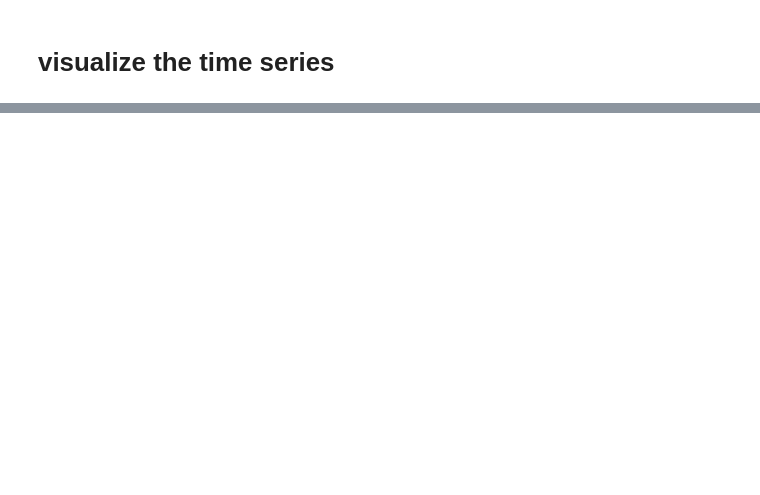
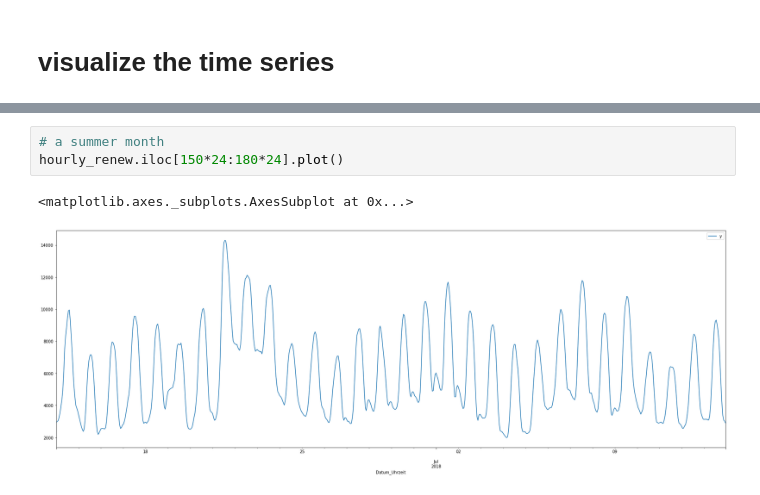
Before and after one commit to oligato/RenewablesGeneration, a Jupyter notebook: RenewableEnergy_dataExploration.ipynb, the cells around one changed output, grey strips where cells are left out. Drawn from its saved outputs; the diff is of its cells as text; blank space fills up the shorter version.

```diff
--- a/RenewableEnergy_dataExploration.ipynb
+++ b/RenewableEnergy_dataExploration.ipynb
@@ -420,0 +317,6 @@ df.head(27466)
+# %%
+# a summer month
+hourly_renew.iloc[150*24:180*24].plot()
+# %% [output]
+<matplotlib.axes._subplots.AxesSubplot at 0x...>
+[figure, added]
```
Also changed, not shown: parts of 57 cells of this notebook.
